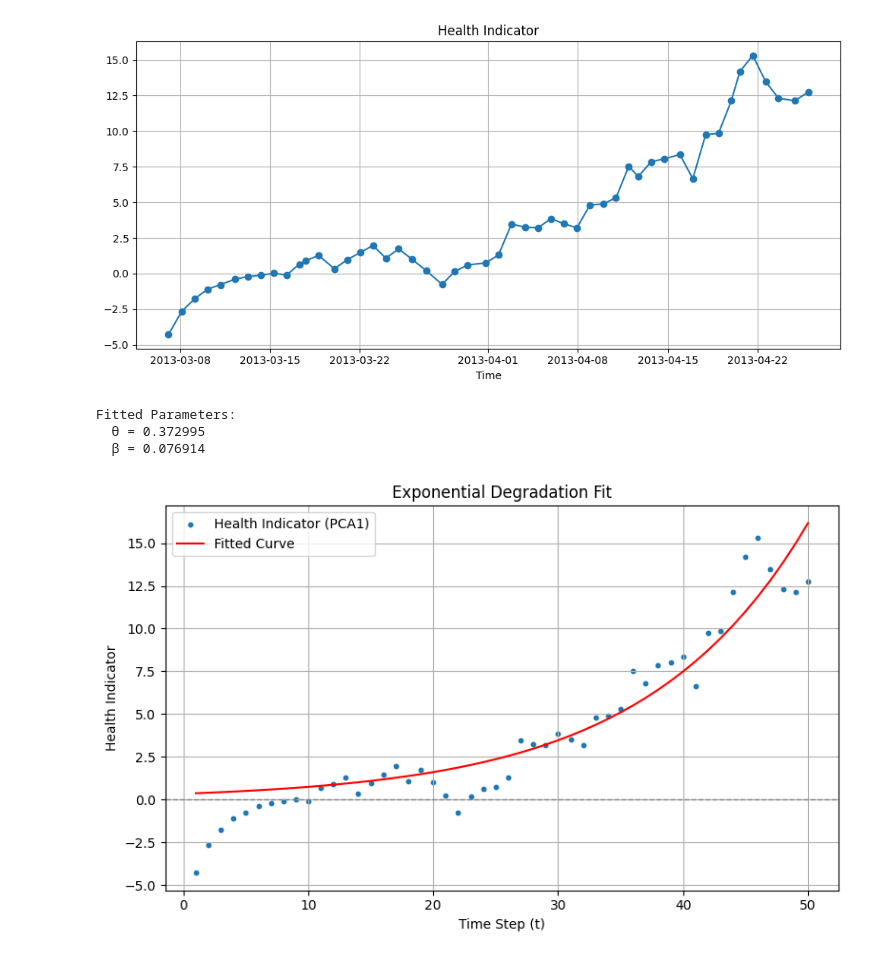
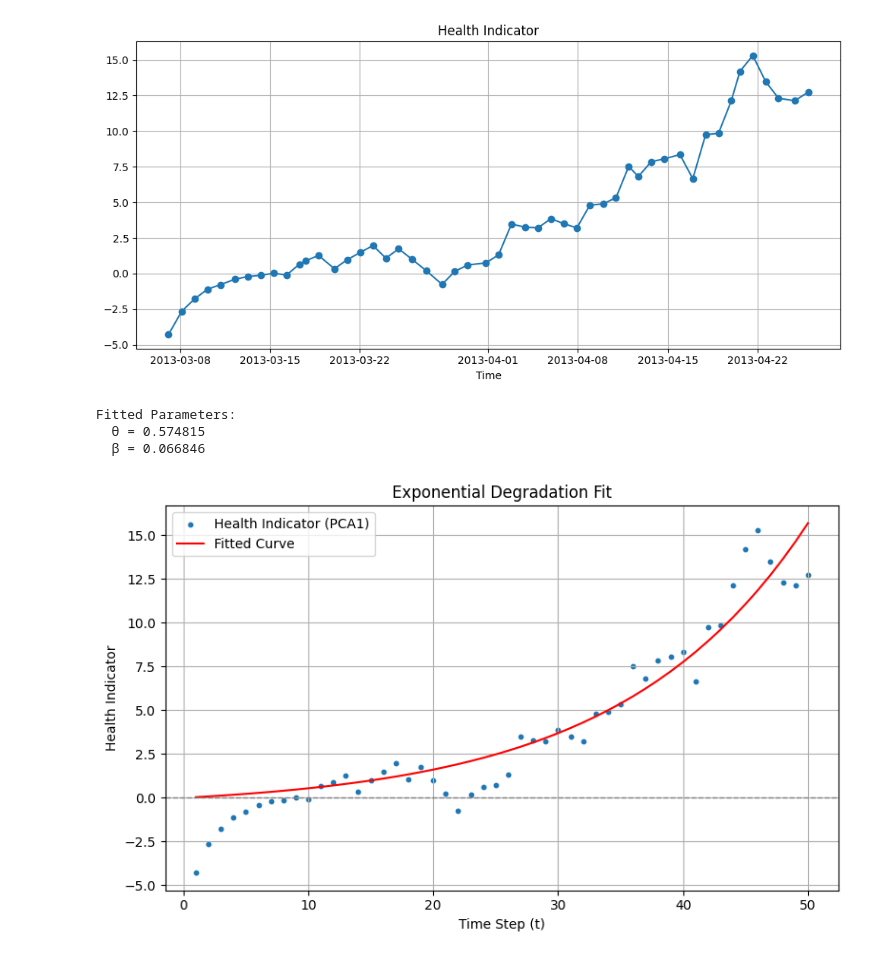
Before and after one commit to buchbindern/MathworksInPython, a Jupyter notebook: WindTurbineDegradation/WindTurbineDegradation.ipynb, the cells around one changed output. Saved outputs shown, nothing was run; the diff lists cells and outputs as text; code cells hidden in the pictures.

```diff
--- a/WindTurbineDegradation/WindTurbineDegradation.ipynb
+++ b/WindTurbineDegradation/WindTurbineDegradation.ipynb
@@ -95,7 +95,7 @@ features_df_smooth = features_df.copy()
 
 for col in features_df.columns:
     if col != "Date":
-        features_df_smooth[col] = smooth_data(features_df[col].values, window_size=5)
+        features_df_smooth[col] = smooth_data(features_df[col].values, window_size=7)
 # %%
 features_df_smooth.to_csv("wt_bearing_features_smooth.csv", index=False)
 # %% [markdown]
@@ -248,34 +248,34 @@ threshold = health_indicator_shifted[-1]
 # %%
 import numpy as np
 from scipy.optimize import curve_fit
 import matplotlib.pyplot as plt
 
 t = np.arange(1, len(health_indicator) + 1)
 
 def degradation_model(t, theta, beta):
-    return theta * (np.exp(beta * (t - 1)))
+    return theta * (np.exp(beta * t)- 1)
 
 initial_guess = [1.0, -0.01]
 params, _ = curve_fit(degradation_model, t, health_indicator, p0=initial_guess)
 theta_fit, beta_fit = params
 
 print("Fitted Parameters:")
 print(f"  θ = {theta_fit:.6f}")
 print(f"  β = {beta_fit:.6f}")
 
 plt.figure(figsize=(8, 5))
 plt.scatter(t, health_indicator, label="Health Indicator (PCA1)", s=10)
 plt.plot(t, degradation_model(t, *params), color='red', label="Fitted Curve")
 plt.axhline(0, color='gray', linestyle='--', linewidth=1)
 plt.title("Exponential Degradation Fit")
 plt.xlabel("Time Step (t)")
 plt.ylabel("Health Indicator")
 plt.legend()
 plt.grid(True)
 plt.tight_layout()
 plt.show()
 # %% [output]
 Fitted Parameters:
-  θ = 0.372995
-  β = 0.076914
+  θ = 0.574815
+  β = 0.066846
-[figure, old version]
+[figure, new version]
```
Also changed, not shown: parts of 1 cell of this notebook, 5 other files.
